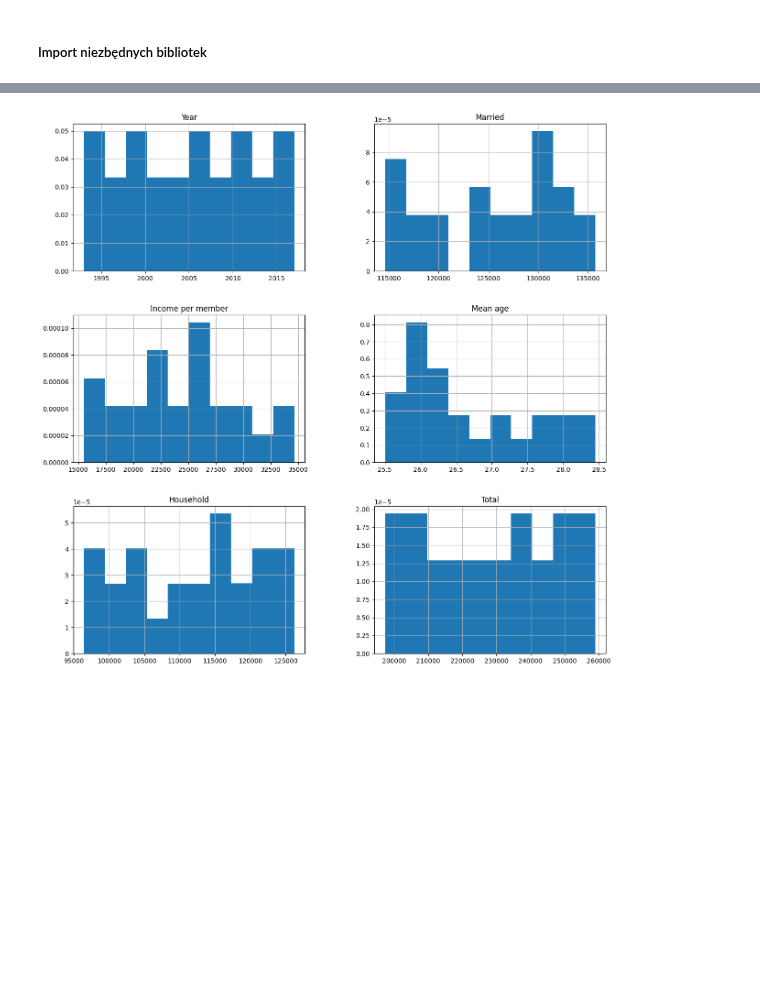
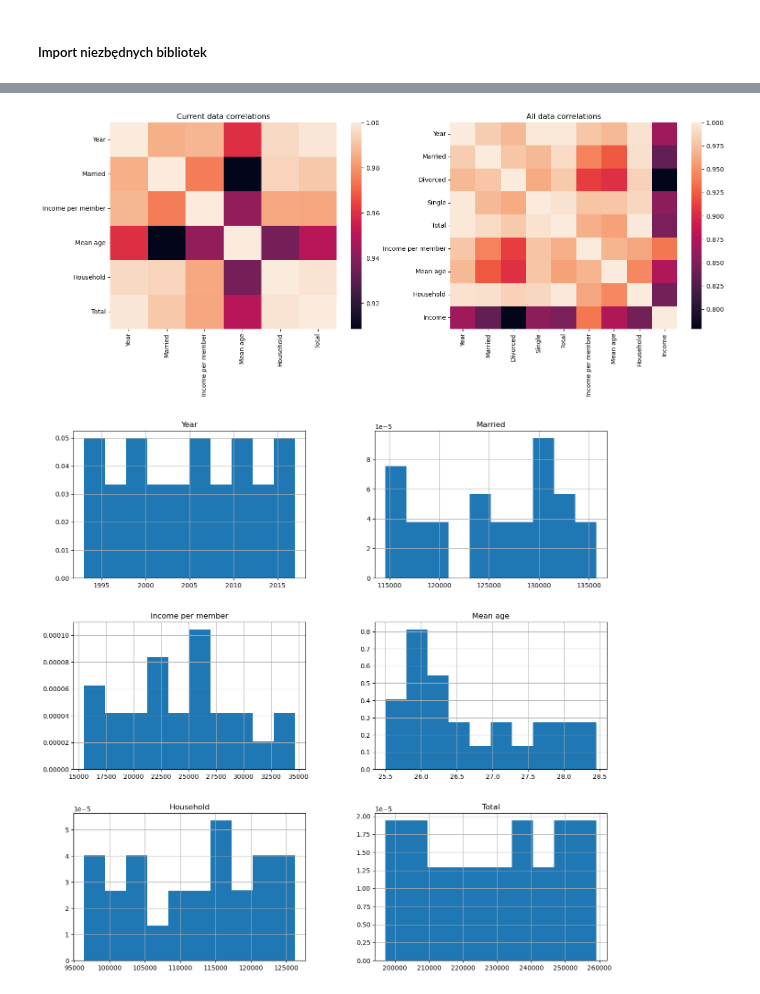
Before and after one commit to Julnowak/DA_project, a Jupyter notebook: final.ipynb, the cells around one changed output, grey strips where cells are left out. Cells and saved outputs as stored; diff of their text form; code cells hidden in the pictures; blank space fills up the shorter version.

```diff
--- a/final.ipynb
+++ b/final.ipynb
@@ -90,3 +90,6 @@ import seaborn as sns
 # %%
-df = pd.read_excel("data.xlsx", sheet_name="Raw_data")
-df = df[['Year', 'Married', 'Income per member', "Mean age", "Household", "Total"]]
+# Read from excel file
+df_ac  = pd.read_excel("data.xlsx", sheet_name="Raw_data")
+
+# Select only essential columns
+df = df_ac[['Year', 'Married', 'Income per member', "Mean age", "Household", "Total"]]
@@ -132,3 +142,19 @@ new
+# %%
+# Correlations
+
+fig, ax =plt.subplots(1,2)
+
+fig.set_size_inches(18, 6)
+
+ax[0].set_title('Current data correlations')
+sns.heatmap(df.corr(), ax=ax[0])
+
+ax[1].set_title('All data correlations')
+sns.heatmap(df_ac.corr(), ax=ax[1])
+
+plt.show()
+# %% [output]
+[figure, added]
 # %%
 df.hist(figsize=(15,15), bins=10, density=True)
 plt.show()
```
Also changed, not shown: parts of 19 cells of this notebook, 50 other files.
